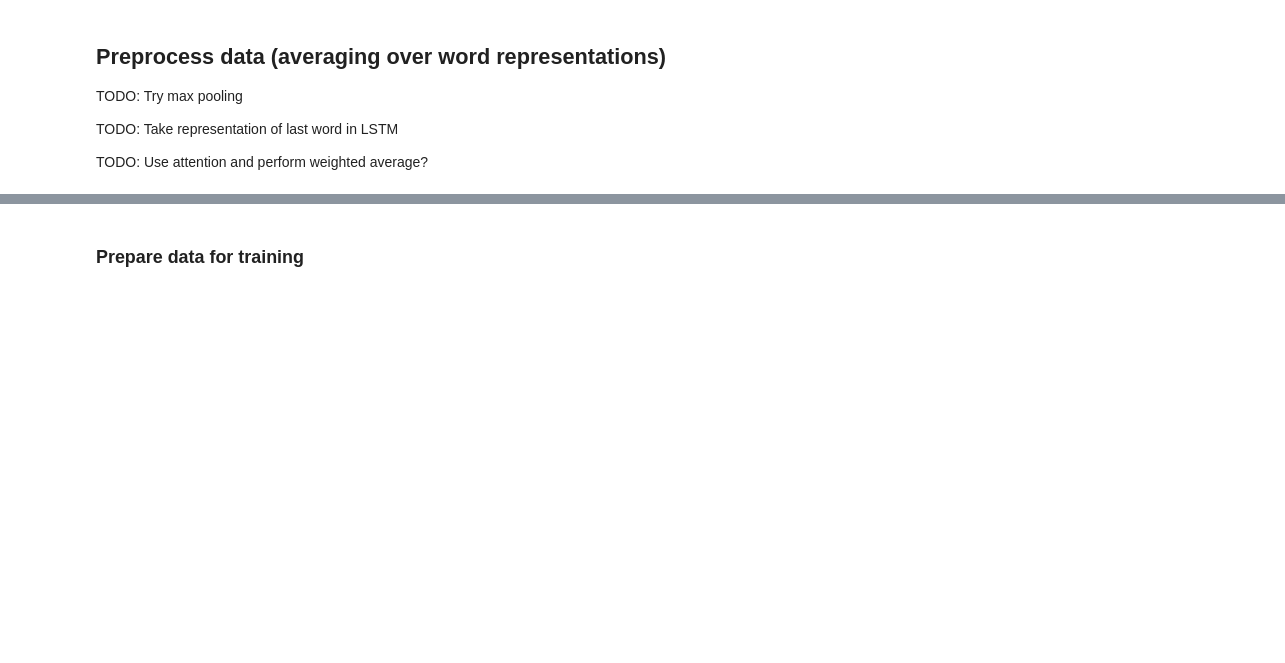
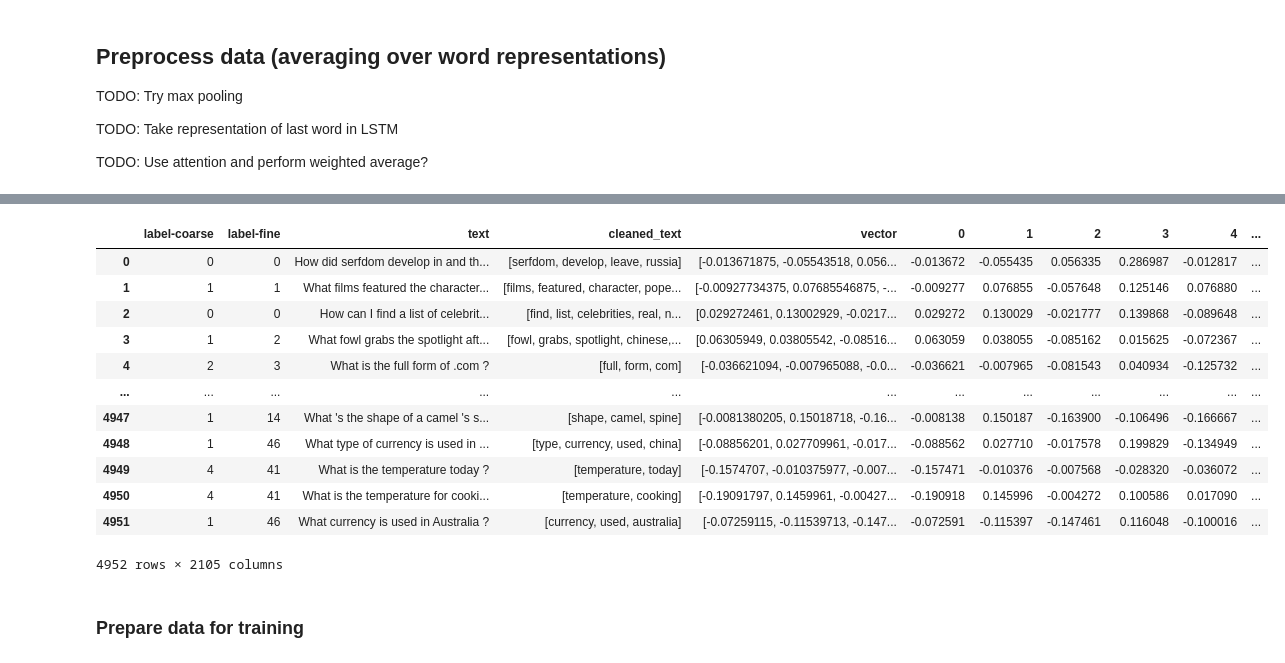
Before and after one commit to gtengwei/CZ4045-NLP-Group-8, a Jupyter notebook: Part 2/Part_2.ipynb, the cells around one changed output, grey strips where cells are left out. Cells and saved outputs as stored; diff of their text form; code cells hidden in the pictures; blank space fills up the shorter version.

```diff
--- a/Part 2/Part_2.ipynb
+++ b/Part 2/Part_2.ipynb
@@ -132,33 +154,52 @@ def aggregate_representations(dataset):
   max_length = dataset['cleaned_text'].str.len().max()
 
   # get the embedding shape of the model
   embed_shape = len(w2v['test'])
   average_word_embeddings = []
 
   for index, row in dataset.iterrows():
 
       sentence = row['cleaned_text']
 
       # get word embedding of each word
       word_embeddings = []
 
       for word in sentence:
           # check if the word is present in the model
           if word in w2v.key_to_index:
               word_embeddings.append(w2v[word])
           else:
               word_embeddings.append(np.zeros(shape=(embed_shape)))
 
       # perform averaging of word embeddings
       awe = np.mean(word_embeddings, axis = 0)
 
       average_word_embeddings.append(awe)
 
   dataset['vector'] = average_word_embeddings
+
+  dataset = pd.concat([train_set, train_set['vector'].apply(lambda x: pd.Series(x))], axis=1)
+
   return dataset
 
 dev_set = aggregate_representations(dev_set)
 train_set = aggregate_representations(train_set)
+
+train_set
+# %% [output]
+|  | label-coarse | label-fine | text | cleaned_text | vector | 0 | 1 | 2 | 3 | 4 | ... |
+| 0 | 0 | 0 | How did serfdom develop in and th... | [serfdom, develop, leave, russia] | [-0.013671875, -0.05543518, 0.056... | -0.013672 | -0.055435 | 0.056335 | 0.286987 | -0.012817 | ... |
+| 1 | 1 | 1 | What films featured the character... | [films, featured, character, pope... | [-0.00927734375, 0.07685546875, -... | -0.009277 | 0.076855 | -0.057648 | 0.125146 | 0.076880 | ... |
+| 2 | 0 | 0 | How can I find a list of celebrit... | [find, list, celebrities, real, n... | [0.029272461, 0.13002929, -0.0217... | 0.029272 | 0.130029 | -0.021777 | 0.139868 | -0.089648 | ... |
+| 3 | 1 | 2 | What fowl grabs the spotlight aft... | [fowl, grabs, spotlight, chinese,... | [0.06305949, 0.03805542, -0.08516... | 0.063059 | 0.038055 | -0.085162 | 0.015625 | -0.072367 | ... |
+| 4 | 2 | 3 | What is the full form of .com ? | [full, form, com] | [-0.036621094, -0.007965088, -0.0... | -0.036621 | -0.007965 | -0.081543 | 0.040934 | -0.125732 | ... |
+| ... | ... | ... | ... | ... | ... | ... | ... | ... | ... | ... | ... |
+| 4947 | 1 | 14 | What 's the shape of a camel 's s... | [shape, camel, spine] | [-0.0081380205, 0.15018718, -0.16... | -0.008138 | 0.150187 | -0.163900 | -0.106496 | -0.166667 | ... |
+| 4948 | 1 | 46 | What type of currency is used in ... | [type, currency, used, china] | [-0.08856201, 0.027709961, -0.017... | -0.088562 | 0.027710 | -0.017578 | 0.199829 | -0.134949 | ... |
+| 4949 | 4 | 41 | What is the temperature today ? | [temperature, today] | [-0.1574707, -0.010375977, -0.007... | -0.157471 | -0.010376 | -0.007568 | -0.028320 | -0.036072 | ... |
+| 4950 | 4 | 41 | What is the temperature for cooki... | [temperature, cooking] | [-0.19091797, 0.1459961, -0.00427... | -0.190918 | 0.145996 | -0.004272 | 0.100586 | 0.017090 | ... |
+| 4951 | 1 | 46 | What currency is used in Australia ? | [currency, used, australia] | [-0.07259115, -0.11539713, -0.147... | -0.072591 | -0.115397 | -0.147461 | 0.116048 | -0.100016 | ... |
+4952 rows × 2105 columns
 # %% [markdown]
 ### Prepare data for training
 # %%
```
Also changed, not shown: parts of 7 cells of this notebook.
